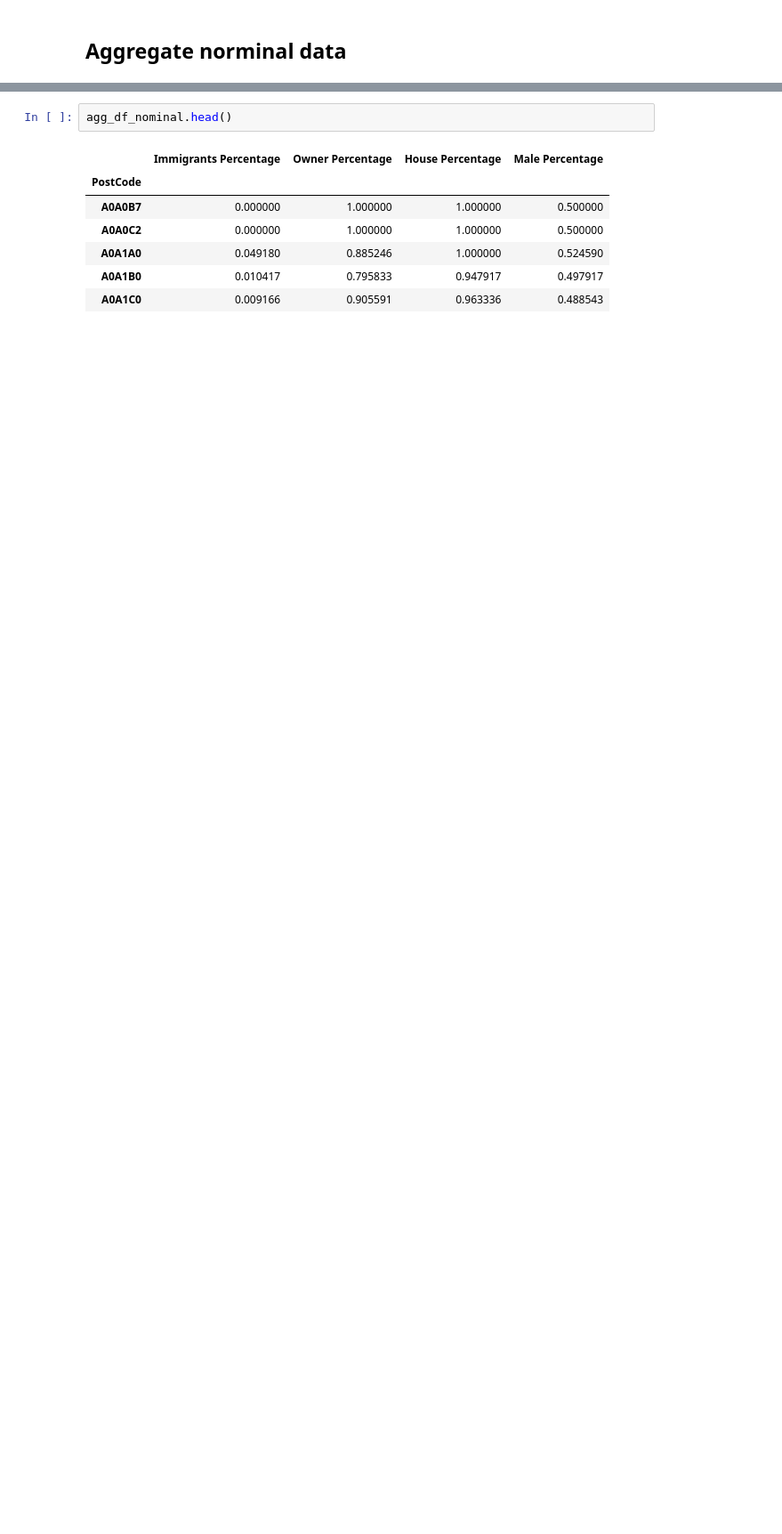
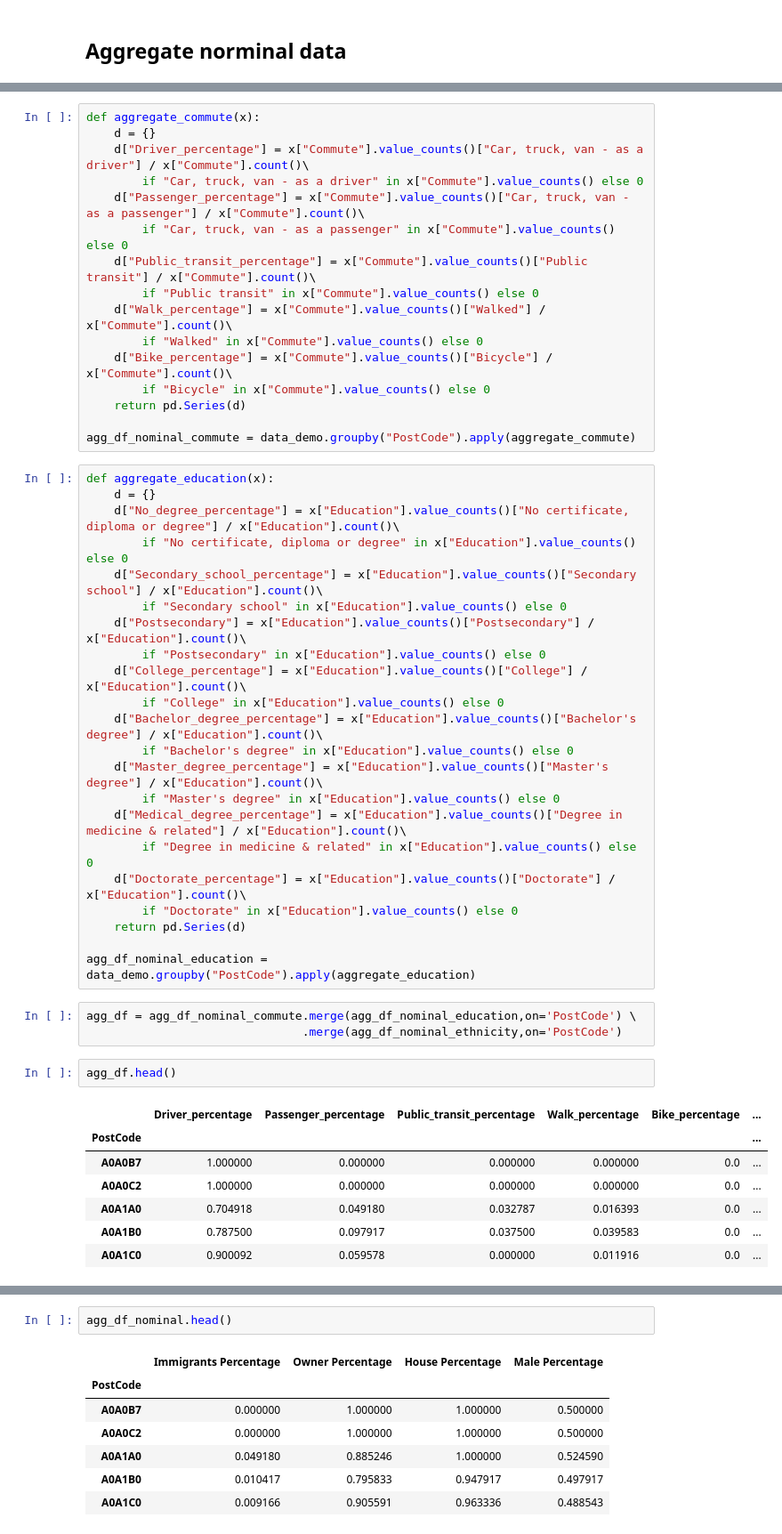
Before and after one commit to superyang713/Synthetic_Data_Generation, a Jupyter notebook: preprocess_2_demographics_data.ipynb, the cells around one changed output, grey strips where cells are left out. Shown at 89% size. Saved outputs shown, nothing was run; the diff lists cells and outputs as text; blank space fills up the shorter version.

```diff
--- a/preprocess_2_demographics_data.ipynb
+++ b/preprocess_2_demographics_data.ipynb
@@ -73,0 +92,51 @@ Wall time: 4.53 µs
+# %%
+def aggregate_commute(x):
+    d = {}
+    d["Driver_percentage"] = x["Commute"].value_counts()["Car, truck, van - as a driver"] / x["Commute"].count()\
+        if "Car, truck, van - as a driver" in x["Commute"].value_counts() else 0
+    d["Passenger_percentage"] = x["Commute"].value_counts()["Car, truck, van - as a passenger"] / x["Commute"].count()\
+        if "Car, truck, van - as a passenger" in x["Commute"].value_counts() else 0
+    d["Public_transit_percentage"] = x["Commute"].value_counts()["Public transit"] / x["Commute"].count()\
+        if "Public transit" in x["Commute"].value_counts() else 0
+    d["Walk_percentage"] = x["Commute"].value_counts()["Walked"] / x["Commute"].count()\
+        if "Walked" in x["Commute"].value_counts() else 0
+    d["Bike_percentage"] = x["Commute"].value_counts()["Bicycle"] / x["Commute"].count()\
+        if "Bicycle" in x["Commute"].value_counts() else 0
+    return pd.Series(d)
+
+agg_df_nominal_commute = data_demo.groupby("PostCode").apply(aggregate_commute)
+# %%
+def aggregate_education(x):
+    d = {}
+    d["No_degree_percentage"] = x["Education"].value_counts()["No certificate, diploma or degree"] / x["Education"].count()\
+        if "No certificate, diploma or degree" in x["Education"].value_counts() else 0
+    d["Secondary_school_percentage"] = x["Education"].value_counts()["Secondary school"] / x["Education"].count()\
+        if "Secondary school" in x["Education"].value_counts() else 0
+    d["Postsecondary"] = x["Education"].value_counts()["Postsecondary"] / x["Education"].count()\
+        if "Postsecondary" in x["Education"].value_counts() else 0
+    d["College_percentage"] = x["Education"].value_counts()["College"] / x["Education"].count()\
+        if "College" in x["Education"].value_counts() else 0
+    d["Bachelor_degree_percentage"] = x["Education"].value_counts()["Bachelor's degree"] / x["Education"].count()\
+        if "Bachelor's degree" in x["Education"].value_counts() else 0
+    d["Master_degree_percentage"] = x["Education"].value_counts()["Master's degree"] / x["Education"].count()\
+        if "Master's degree" in x["Education"].value_counts() else 0
+    d["Medical_degree_percentage"] = x["Education"].value_counts()["Degree in medicine & related"] / x["Education"].count()\
+        if "Degree in medicine & related" in x["Education"].value_counts() else 0
+    d["Doctorate_percentage"] = x["Education"].value_counts()["Doctorate"] / x["Education"].count()\
+        if "Doctorate" in x["Education"].value_counts() else 0
+    return pd.Series(d)
+
+agg_df_nominal_education = data_demo.groupby("PostCode").apply(aggregate_education)
+# %%
+agg_df = agg_df_nominal_commute.merge(agg_df_nominal_education,on='PostCode') \
+                               .merge(agg_df_nominal_ethnicity,on='PostCode')
+# %%
+agg_df.head()
+# %% [output]
+|  | Driver_percentage | Passenger_percentage | Public_transit_percentage | Walk_percentage | Bike_percentage | ... |
+| PostCode |  |  |  |  |  | ... |
+| A0A0B7 | 1.000000 | 0.000000 | 0.000000 | 0.000000 | 0.0 | ... |
+| A0A0C2 | 1.000000 | 0.000000 | 0.000000 | 0.000000 | 0.0 | ... |
+| A0A1A0 | 0.704918 | 0.049180 | 0.032787 | 0.016393 | 0.0 | ... |
+| A0A1B0 | 0.787500 | 0.097917 | 0.037500 | 0.039583 | 0.0 | ... |
+| A0A1C0 | 0.900092 | 0.059578 | 0.000000 | 0.011916 | 0.0 | ... |
```
Also changed, not shown: parts of 12 cells of this notebook.
